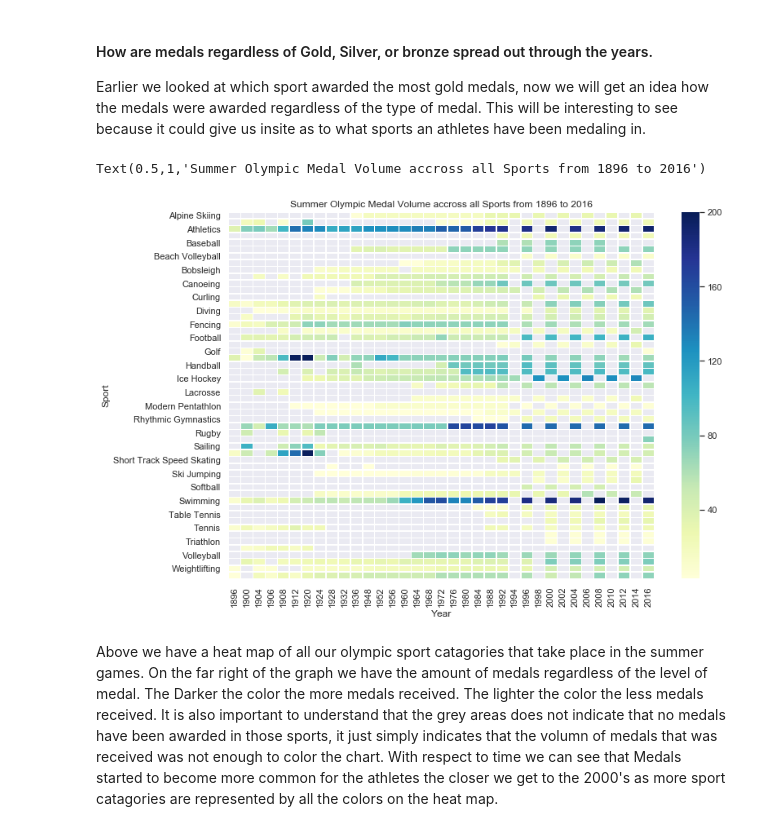
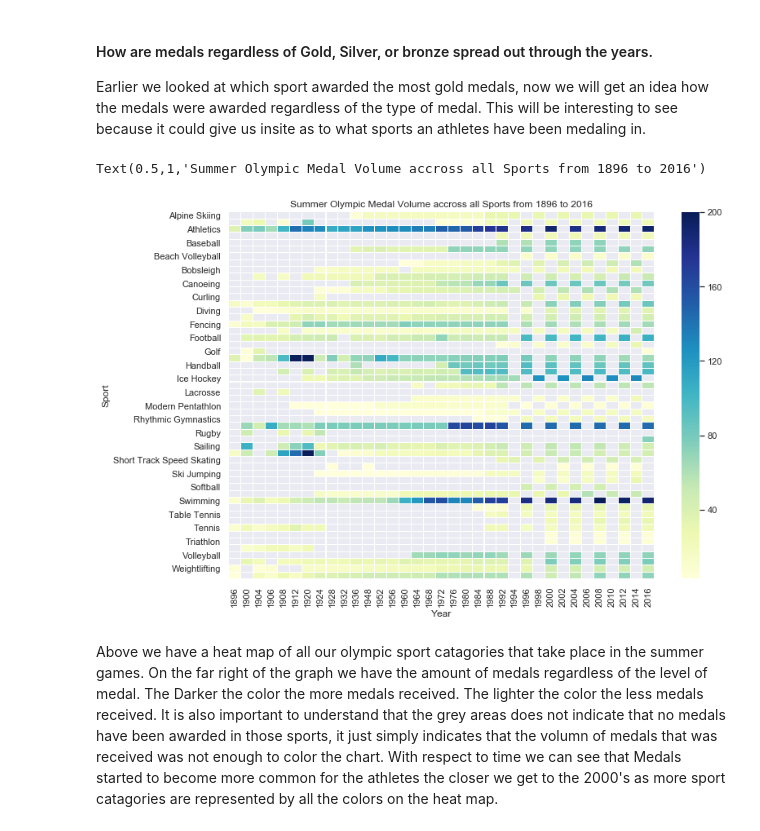
Before and after one commit to i4a/olympics, a Jupyter notebook: LabAssignmentOne.ipynb, the cells around one changed output. Cells and saved outputs as stored; diff of their text form; code cells hidden in the pictures.

```diff
--- a/LabAssignmentOne.ipynb
+++ b/LabAssignmentOne.ipynb
@@ -237,23 +240,21 @@ in the early 1900's.  It would be interesting to see how the BMI changes over th
 
 Earlier we looked at which sport awarded the most gold medals, now we will get an idea how the medals were awarded regardless of the type of medal. This will be interesting to see because it could give us insite as to what sports an athletes have been medaling in.
 # %%
-sns.set(rc={'figure.figsize':(11.7,8.27)})
-
 medals_data = df[(df.Medal != 'No Medal') & (df.Season != 'winter')]
 all_medals = medals_data.groupby(['Sport', 'Year'])['Medal'].count()
 
 
 medal_count = all_medals.values
 medals_by_sport = medals_data[['Sport', 'Year', 'Medal']].groupby(['Sport', 'Year'])['Medal'].count()
 mdf = medals_by_sport.reset_index()
 
 mdf['Year'] = mdf['Year'].astype(int)
 
-sns.heatmap(mdf.pivot("Sport", "Year", "Medal"), linewidths=.5, cmap="YlGnBu")
+sns.heatmap(mdf.pivot("Sport", "Year", "Medal"),linewidths=.02, cmap="YlGnBu")
 plt.title("Summer Olympic Medal Volume accross all Sports from 1896 to 2016")
 # %% [output]
 Text(0.5,1,'Summer Olympic Medal Volume accross all Sports from 1896 to 2016')
-[figure, old version]
+[figure, new version]
 # %% [markdown]
 Above we have a heat map of all our olympic sport catagories that take place in the summer games. On the far right of the graph we have the amount of medals regardless of the level of medal. The Darker the color the more medals received. The lighter the color the less medals received. It is also important to understand that the grey areas does not indicate that no medals have been awarded in those sports, it just simply indicates that the volumn of medals that was received was not enough to color the chart. With respect to time we can see that Medals started to become more common for the athletes the closer we get to the 2000's as more sport catagories are represented by all the colors on the heat map.
 # %% [markdown]
```
Also changed, not shown: parts of 18 cells of this notebook.
